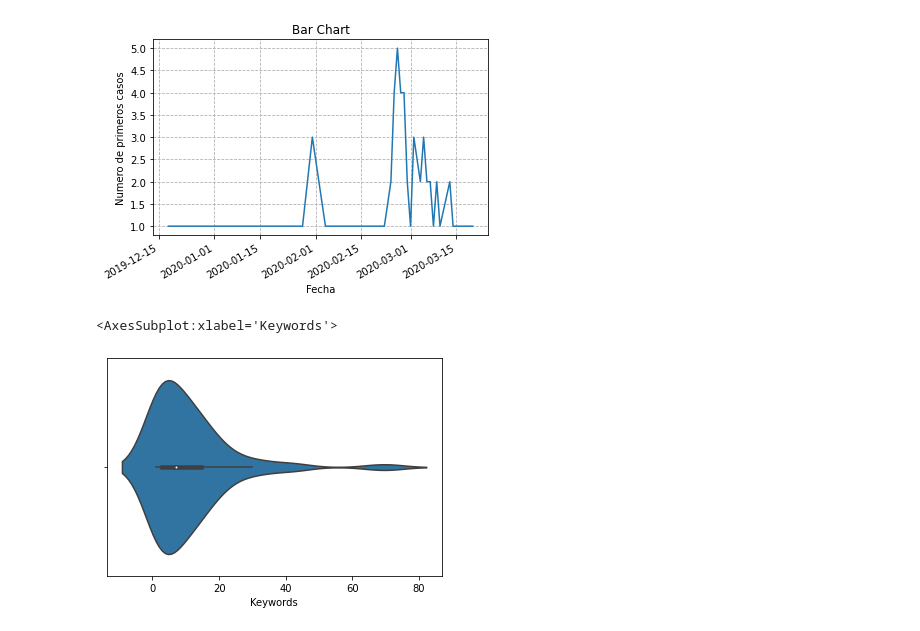
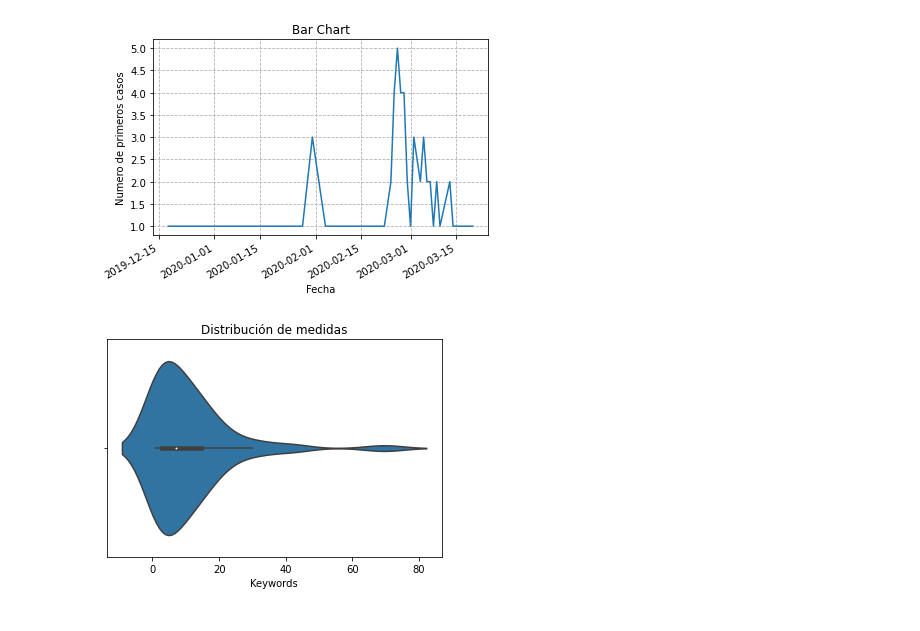
Before and after one commit to rfminguez/w3_storytelling, a Jupyter notebook: 02-storytelling.ipynb, the cells around one changed output. Cells and saved outputs as stored; diff of their text form; code cells hidden in the pictures.

```diff
--- a/02-storytelling.ipynb
+++ b/02-storytelling.ipynb
@@ -98,14 +98,14 @@ plt.show();
 # %%
 # Por último voy a usar un gráfico de violín para relacionar:
 # - Una variable categórica: Country
 # - Una variable numérica: total de medidas adoptadas
 
-# Selecciono las primeras ocurrencias de cada Keyword para cada Country y las cuento
+# Selecciono los Keywords únicos para cada Country deshacié
+keywords_by_country = df[df['Keywords'] != "first case"][['Country', 'Keywords']]
 keywords_by_country = keywords_by_country.drop_duplicates(subset=['Country','Keywords']).groupby("Country").agg({"Keywords": "count"}).sort_values(by="Keywords", ascending=False).reset_index()
 
-# Como podemos ver la distribución de medidas se encuentra entre 0 y 10 medidas tomadas y hay pocos que hayan tomado más de 40 medidas.
-# Hay un ligero repunte entre 60 y 80.
-sns.violinplot(keywords_by_country['Keywords'])
+# Como podemos ver la mayoría de los países ha tomado entre 0 y 10 medidas y hay pocos que hayan tomado más de 40.
+# Por otro lado se observa un ligero repunte entre 60 y 80.
+ax = sns.violinplot(keywords_by_country['Keywords']).set_title("Distribución de medidas")
 # %% [output]
-<AxesSubplot:xlabel='Keywords'>
-[figure, old version]
+[figure, new version]
```
